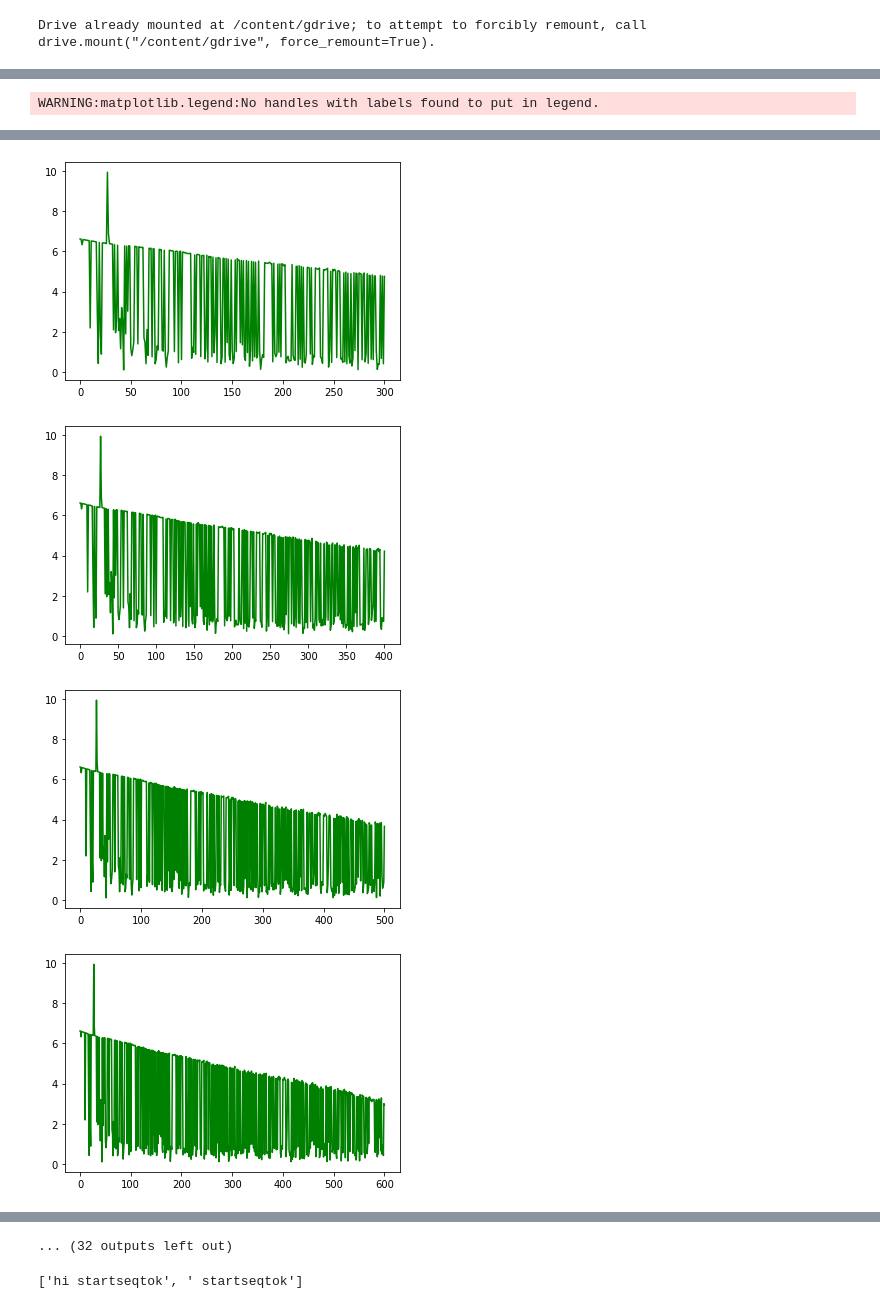
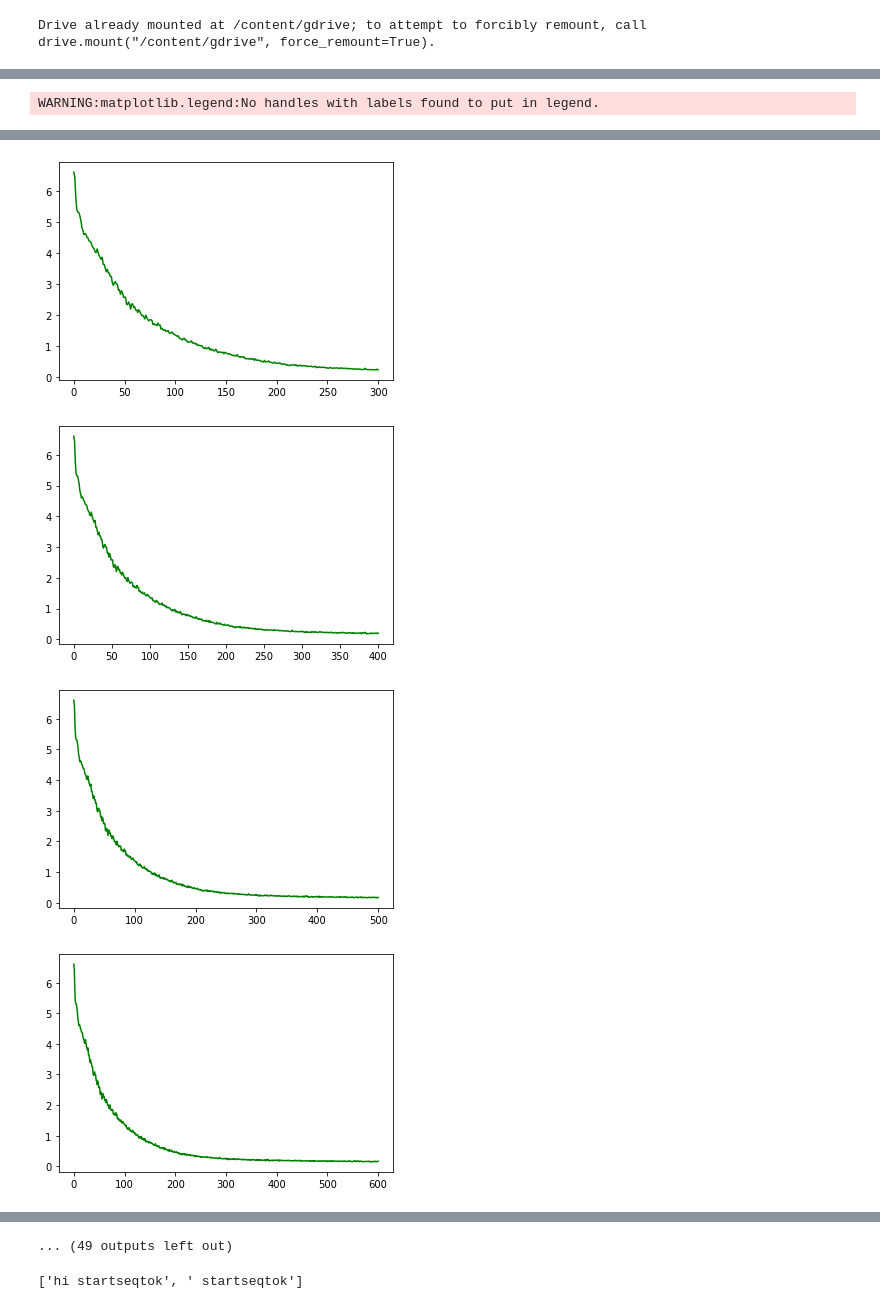
Before and after one commit to opensites/colab-notebooks-public, a Jupyter notebook: models/gen-text-LSTM.ipynb, the cells around one changed output, grey strips where cells are left out. Drawn from its saved outputs; the diff is of its cells as text; code cells hidden in the pictures.

```diff
--- a/models/gen-text-LSTM.ipynb
+++ b/models/gen-text-LSTM.ipynb
@@ -40,4 +40,9 @@ import io
 df_prompt2 = pd.read_csv(io.BytesIO(uploaded['train-prompt2.csv']))
 df_prompt2["Prompt"] = "promptstartseq " + df_prompt2["Prompt"] + " promptendseq"
 df_prompt2["Response"] = "responsestartseq " + df_prompt2["Response"] + " responseendseq"
+df_prompt_2_all_text = ""
+for entry in df_prompt2.values:
+  df_prompt_2_all_text = df_prompt_2_all_text + f'{entry[0]} {entry[1]} '
+
+print(df_prompt_2_all_text)
 # %% [output]
@@ -183,36 +175,24 @@ tf.Tensor(
 # %%
 ### Batch definition to create training examples ###
 
-def get_batch(vectorized_prompts, vectorized_responses, batch_size):
+def get_batch(tokenized_all_text, batch_size, sequence_length):
 
-    # number of samples
-    n = vectorized_prompts.shape[0]
+    # number of words
+    n = len(tokenized_all_text)
 
     # randomly choose the starting indices for the examples in the training batch
-    sample_indices = np.random.choice(n, batch_size)
+    sample_indices = np.random.choice(n - sequence_length, batch_size)
 
     # build the batch
-    prompts_batch = vectorized_prompts.numpy()[sample_indices, :]
-    responses_batch = vectorized_responses.numpy()[sample_indices, :]
+    context_batch = tf.constant([tokenized_all_text.numpy()[index:index + sequence_length] for index in sample_indices])
+    target_batch = tf.constant([tokenized_all_text.numpy()[index + 1:index + sequence_length + 1] for index in sample_indices])
 
-    # select a random index within the "response" batch
-    sample_target_indices = np.random.choice(vectorized_responses.shape[1],batch_size)
+    return context_batch, target_batch
 
-    # select the word following the end of the input
-    target_batch = tf.constant([responses_batch[index, target_idx] for index, target_idx in enumerate(sample_target_indices)])
+tokenized_all_text = vectorize_layer(df_prompt_2_all_text)
+c, t = get_batch(tokenized_all_text, 2, 10)
 
-    # build the input batch
-    r = np.concatenate((prompts_batch, responses_batch), axis=1)
-
-    for index in range(batch_size):
-      r[index,sample_target_indices[index]:-1] = 0
-
-    input_batch = tf.constant(r)
-
-    return input_batch, target_batch
-
-i, t = get_batch(vector_prompts, vector_responses, 2)
-
-print(i)
+print(tokenized_all_text.shape)
+print(c)
 print(t)
 # %% [output]
@@ -340,7 +307,7 @@ def train_step(x, y):
         # see here: https://www.tensorflow.org/tutorials/quickstart/advanced)
         y_hat = model(x, training=True)
 
-        loss = compute_loss(y, y_hat[:, -1, :])
+        loss = compute_loss(y, y_hat)
 
         # Compute the gradients
         # We want the gradient of the loss with respect to all of the model parameters.
@@ -365,11 +332,9 @@ plt.ylabel('Loss')
 plt.legend()
 plt.show()
 if hasattr(tqdm, '_instances'): tqdm._instances.clear() # clear if it exists
-
 for iter in tqdm(range(num_training_iterations)):
-
   # Grab a batch and propagate it through the network
-  x_batch, y_batch = get_batch(vector_prompts, vector_responses, batch_size=batch_size)
+  x_batch, y_batch = get_batch(tokenized_all_text, batch_size=batch_size, sequence_length=sequence_length)
   loss = train_step(x_batch, y_batch)
 
 #   print("Input shape:      ", x_batch.shape, " # (batch_size, sequence_length)")
@@ -397,4 +362,4 @@ WARNING:matplotlib.legend:No handles with labels found to put in legend.
-[figure, old version]
+[figure, new version]
-[figure, old version]
+[figure, new version]
-[figure, old version]
+[figure, new version]
-[figure, old version]
+[figure, new version]
@@ -404,4 +369,4 @@ WARNING:matplotlib.legend:No handles with labels found to put in legend.
-... (32 outputs left out)
+... (49 outputs left out)
 # %%
 prompts = ["hi",""]
 prompts = [prompt + " startseqtok" for prompt in prompts]
```
Also changed, not shown: parts of 9 cells of this notebook.
